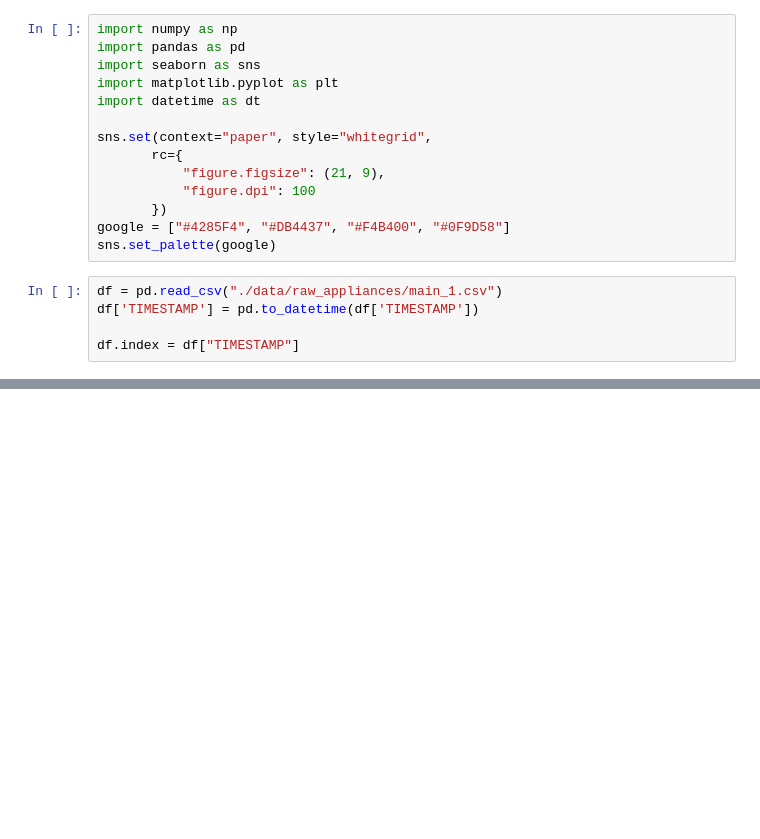
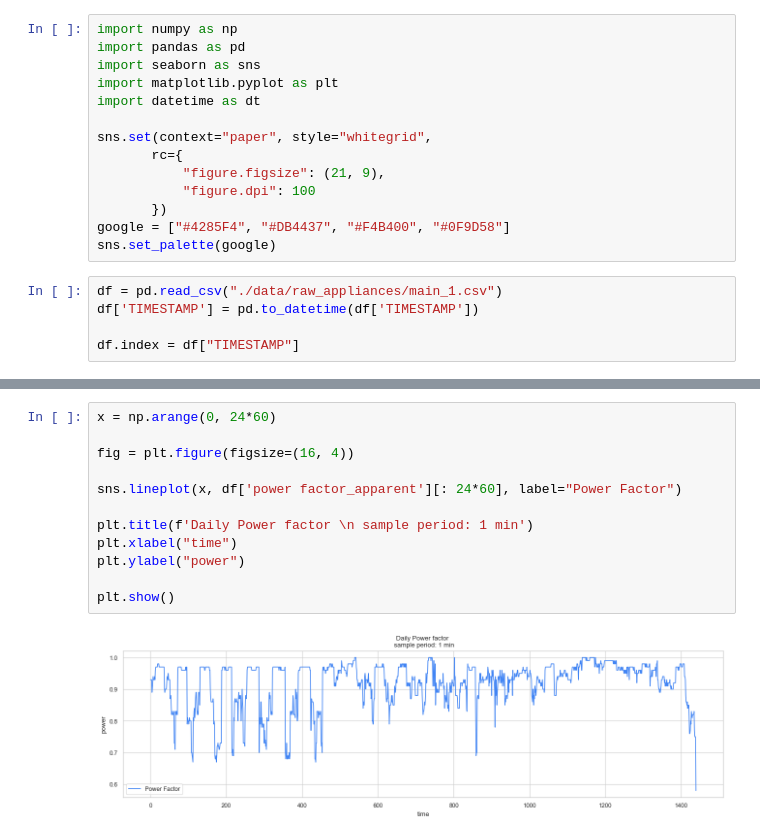
Before and after one commit to chuan-khuna/datamining_nilm_v2, a Jupyter notebook: 02_EDA_main.ipynb, the cells around one changed output, grey strips where cells are left out. Cells and saved outputs as stored; diff of their text form; blank space fills up the shorter version.

```diff
--- a/02_EDA_main.ipynb
+++ b/02_EDA_main.ipynb
@@ -49,0 +116,14 @@ df2
+# %%
+x = np.arange(0, 24*60)
+
+fig = plt.figure(figsize=(16, 4))
+
+sns.lineplot(x, df['power factor_apparent'][: 24*60], label="Power Factor")
+
+plt.title(f'Daily Power factor \n sample period: 1 min')
+plt.xlabel("time")
+plt.ylabel("power")
+
+plt.show()
+# %% [output]
+[figure, added]
```
Also changed, not shown: parts of 15 cells of this notebook, 8 other files.
